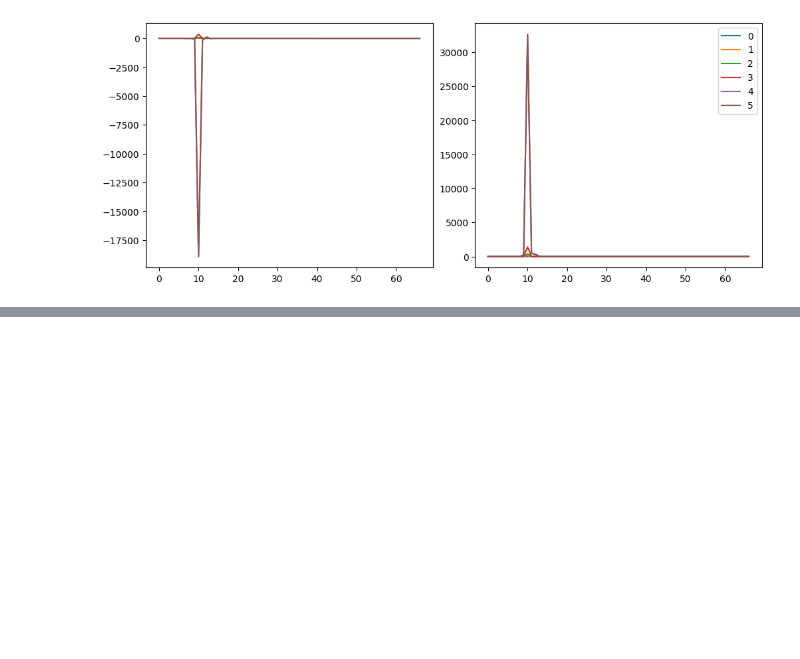
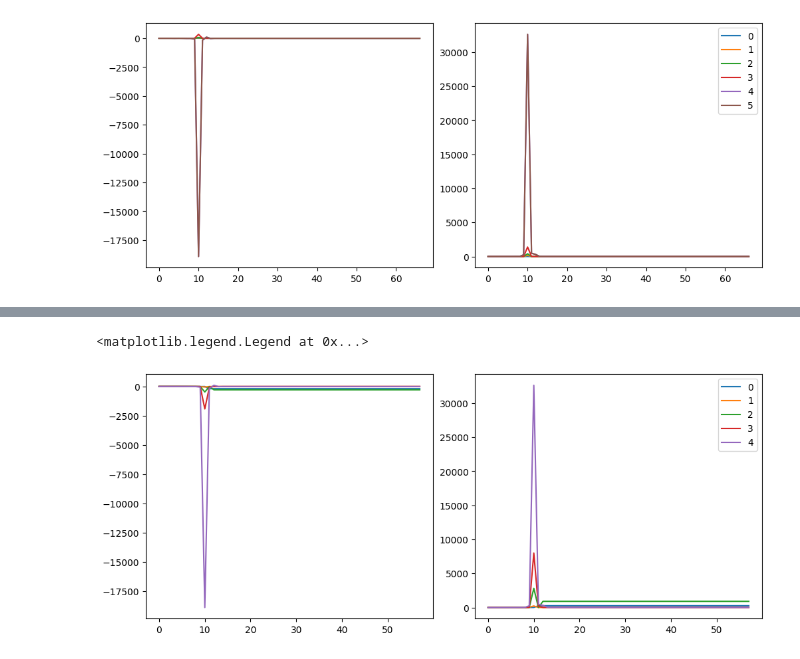
Before and after one commit to SadEnjoyer/diffusion, a Jupyter notebook: notebooks/activations.ipynb, the cells around one changed output, grey strips where cells are left out. Cells and saved outputs as stored; diff of their text form; code cells hidden in the pictures; blank space fills up the shorter version.

```diff
--- a/notebooks/activations.ipynb
+++ b/notebooks/activations.ipynb
@@ -278,0 +355,16 @@ with Hooks(model, append_stats) as hooks:
+# %%
+class HooksCallback(Callback):
+    def __init__(self, hookfunc, mod_filter=fc.noop):
+        fc.store_attr()
+        super().__init__()
+    def before_fit(self):
+        mods = fc.filter_ex(self.learn.model.modules(), self.mod_filter)
+        self.hooks = Hooks(mods, self._hookfunc)
+    def _hookfunc(self, *args, **kwargs):
+        if self.learn.model.training: self.hookfunc(*args, **kwargs)
+
+    def after_fit(self): self.hooks.remove()
+    def __iter__(self): return iter(self.hooks)
+    def __len__(self): return len(self.hooks)
+# %%
+hc = HooksCallback(append_stats, mod_filter=fc.risinstance(nn.Conv2d))
@@ -278,0 +380,8 @@ with Hooks(model, append_stats) as hooks:
+# %%
+fig, axs = plt.subplots(1,2, figsize=(10,4))
+for h in hc:
+    for i in 0,1: axs[i].plot(h.stats[i])
+plt.legend(range(6))
+# %% [output]
+<matplotlib.legend.Legend at 0x...>
+[figure, added]
```
Also changed, not shown: parts of 20 cells of this notebook, 32 other files.
